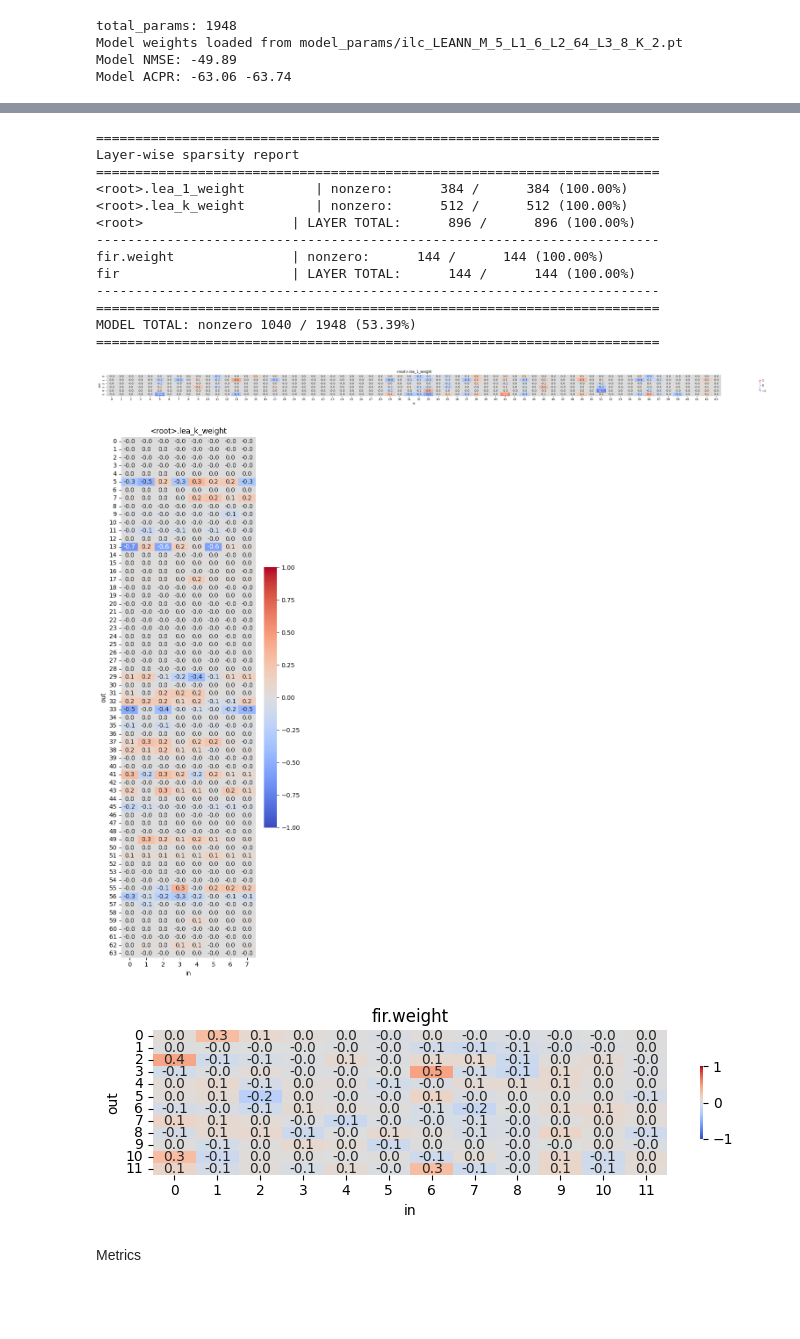
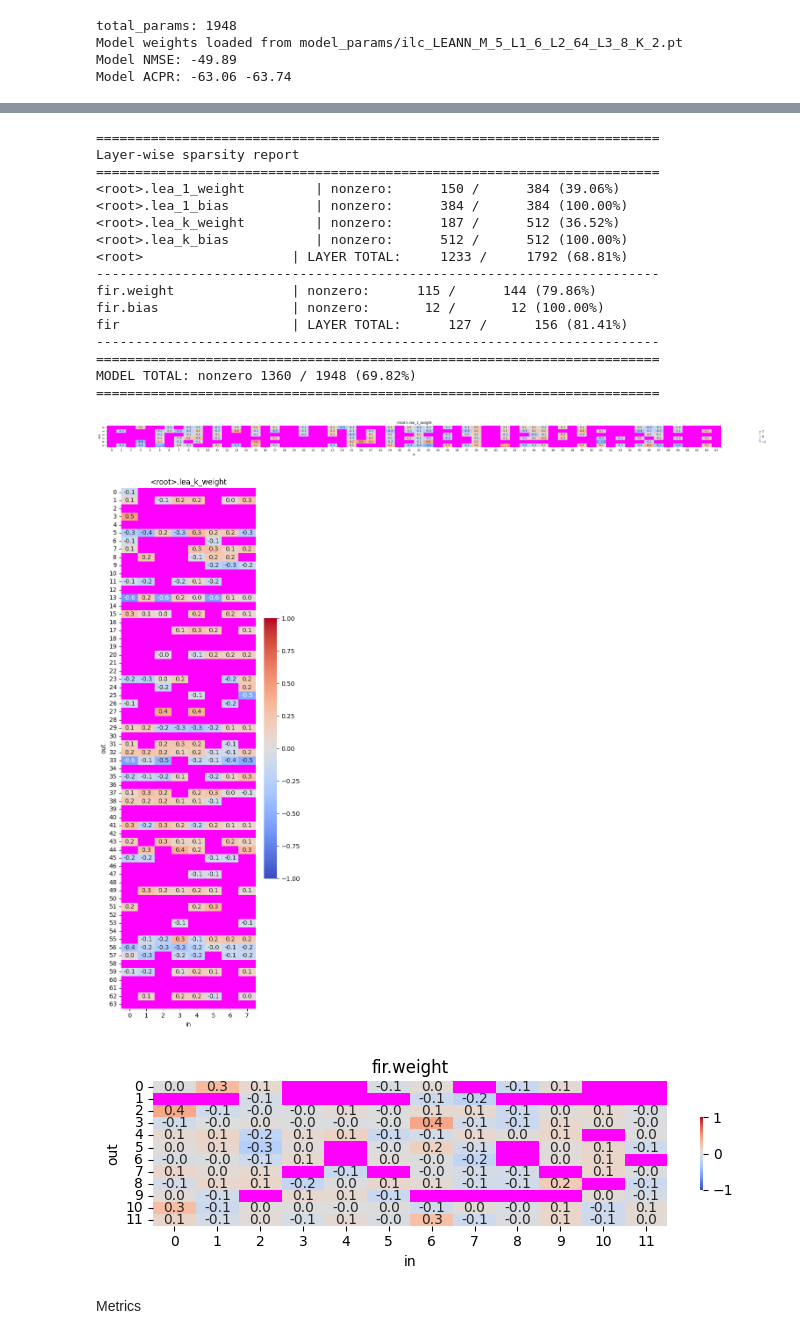
Before and after one commit to pasmornov-m/DPD_Research, a Jupyter notebook: dev_leann.ipynb, the cells around one changed output, grey strips where cells are left out. Drawn from its saved outputs; the diff is of its cells as text; code cells hidden in the pictures; blank space fills up the shorter version.

```diff
--- a/dev_leann.ipynb
+++ b/dev_leann.ipynb
@@ -265,15 +288,15 @@ lr1 = 0.0001
 
 epochs = 300
 epochs1 = 200
-lambda_reg = 1e-2
+lambda_reg = 1e-4
 
 # baseline
 # alpha = 0.001
 # tau = 0.001
 
 # compress 30%
-alpha = 0.001
-tau = 0.000
+alpha = 0.015
+tau = 0.001
 
 # -47
 # alpha = 0.002
@@ -352,23 +375,26 @@ Model ACPR: -57.07 -57.04
 # %%
-prunning.log_layerwise_sparsity(pleann_model)
+prunning.log_layerwise_sparsity(pleann_model, only_weights=False)
 plotting.plot_weight_heatmaps(pleann_model, vmin=-1, vmax=1)
 # %% [output]
 ========================================================================
 Layer-wise sparsity report
 ========================================================================
-<root>.lea_1_weight         | nonzero:      384 /      384 (100.00%)
-<root>.lea_k_weight         | nonzero:      512 /      512 (100.00%)
-<root>                   | LAYER TOTAL:      896 /      896 (100.00%)
+<root>.lea_1_weight         | nonzero:      150 /      384 (39.06%)
+<root>.lea_1_bias           | nonzero:      384 /      384 (100.00%)
+<root>.lea_k_weight         | nonzero:      187 /      512 (36.52%)
+<root>.lea_k_bias           | nonzero:      512 /      512 (100.00%)
+<root>                   | LAYER TOTAL:     1233 /     1792 (68.81%)
 ------------------------------------------------------------------------
-fir.weight               | nonzero:      144 /      144 (100.00%)
-fir                      | LAYER TOTAL:      144 /      144 (100.00%)
+fir.weight               | nonzero:      115 /      144 (79.86%)
+fir.bias                 | nonzero:       12 /       12 (100.00%)
+fir                      | LAYER TOTAL:      127 /      156 (81.41%)
 ------------------------------------------------------------------------
 ========================================================================
-MODEL TOTAL: nonzero 1040 / 1948 (53.39%)
+MODEL TOTAL: nonzero 1360 / 1948 (69.82%)
 ========================================================================
-[figure, old version]
+[figure, new version]
-[figure, old version]
+[figure, new version]
-[figure, old version]
+[figure, new version]
 # %% [markdown]
 Metrics
 # %%
```
Also changed, not shown: parts of 8 cells of this notebook, 9 other files.
